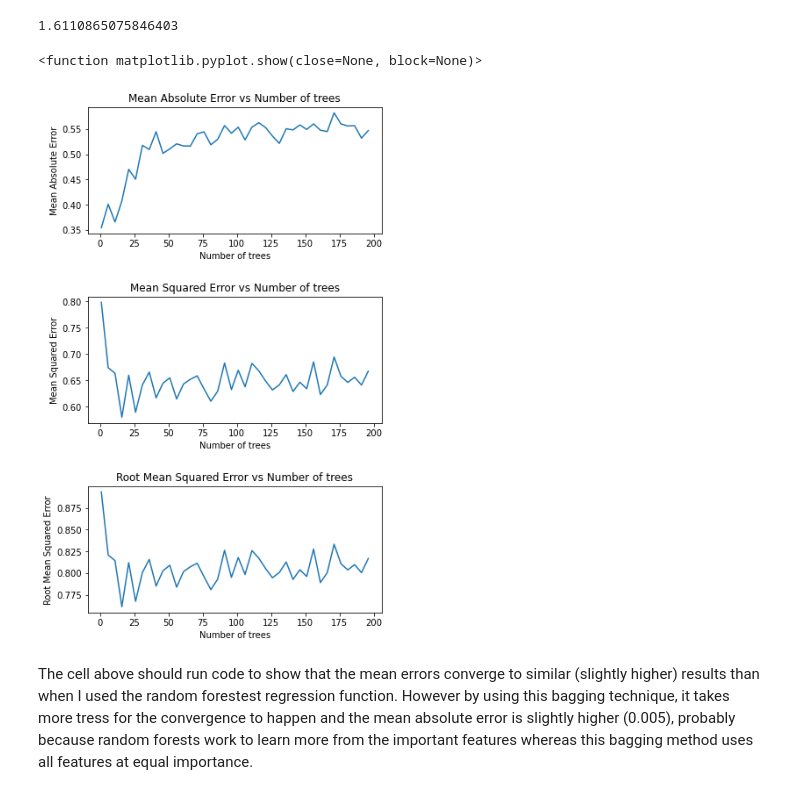
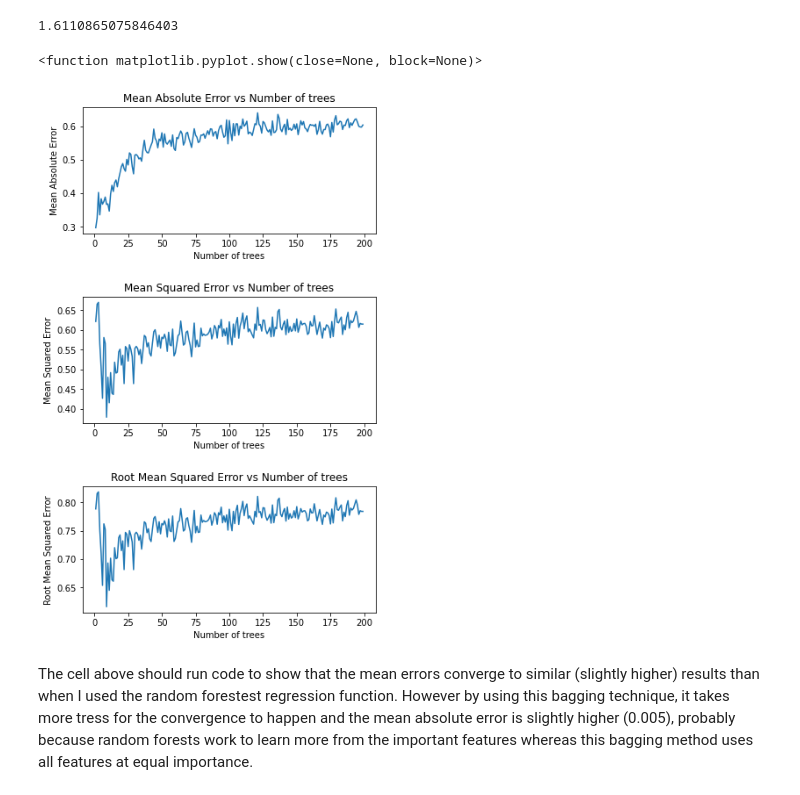
Before and after one commit to EMAT31530/green-team-repo-2, a Jupyter notebook: Random forests/HS - Carbon/Boosting/090321_AdaBoosting Regression Attempt.ipynb, the cells around one changed output. Cells and saved outputs as stored; diff of their text form; code cells hidden in the pictures.

```diff
--- a/Random forests/HS - Carbon/Boosting/090321_AdaBoosting Regression Attempt.ipynb
+++ b/Random forests/HS - Carbon/Boosting/090321_AdaBoosting Regression Attempt.ipynb
@@ -81,15 +81,14 @@ from sklearn.model_selection import train_test_split
 X_train_val, X_test, y_train_val, y_test = train_test_split(X,y,test_size=0.2) #size =0.2 means 80% data is training data, 20% testing
 # %%
 #splitting train data set into train and validation set
-X_train, X_val, y_train, y_val = train_test_split(X_train_val,y_train_val,test_size=0.15)
+X_train, X_val, y_train, y_val = train_test_split(X_train_val,y_train_val,test_size=0.01)
 # %%
 #importing bagging function from sklearn
 #storing the prediction from the test
-from sklearn.ensemble import AdaBoostRegressor
 #importing sklearn algorithm and using it with 2000 trees
 #storing the prediction from the test
 from sklearn.ensemble import AdaBoostRegressor
-model = AdaBoostRegressor(n_estimators=20)
+model = AdaBoostRegressor(n_estimators=5)
 model.fit(X_train, y_train)
 y_pred = model.predict(X_test)
 # %%
@@ -141,7 +133,7 @@ mse = []
 mae = []
 rmse = []
 
-for i in range(1,200,5):
+for i in range(1,200,1):
     from sklearn.ensemble import AdaBoostRegressor
     model = AdaBoostRegressor(n_estimators=i)
     model.fit(X_train, y_train)
@@ -155,34 +147,34 @@ for i in range(1,200,5):
     mae.append(Mean_Absolute_Error)
 # %%
 #creating a list of the number of estimators for ploting
-Number_estimators = list(range(1,200,5))
+Number_estimators = list(range(1,200,1))
 
 
 fig = plt.figure()
 Absolute = plt.subplot(311)
 Absolute.title.set_text('Mean Absolute Error vs Number of trees')
 plt.plot(Number_estimators,mae)
 plt.ylabel('Mean Absolute Error')
 plt.xlabel('Number of trees')
 plt.show
 
 Square = plt.subplot(312)
 Square.title.set_text('Mean Squared Error vs Number of trees')
 plt.plot(Number_estimators,mse)
 plt.ylabel('Mean Squared Error')
 plt.xlabel('Number of trees')
 plt.show
 
 Root = plt.subplot(313)
 Root.title.set_text('Root Mean Squared Error vs Number of trees')
 plt.plot(Number_estimators,rmse)
 plt.ylabel('Root Mean Squared Error')
 plt.xlabel('Number of trees')
 plt.subplots_adjust(top= 4, bottom=2, wspace=1, hspace=0.5)
 plt.savefig('Error Plots')
 plt.show
 # %% [output]
 <function matplotlib.pyplot.show(close=None, block=None)>
-[figure, old version]
+[figure, new version]
 # %% [markdown]
 The cell above should run code to show that the mean errors converge to similar (slightly higher) results than when I used the random forestest regression function. However by using this bagging technique, it takes more tress for the convergence to happen and the mean absolute error is slightly higher (0.005), probably because random forests work to learn more from the important features whereas this bagging method uses all features at equal importance.
```
Also changed, not shown: parts of 3 cells of this notebook, 7 other files.
